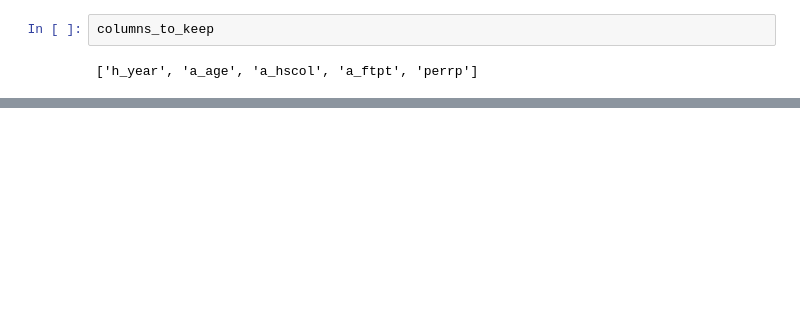
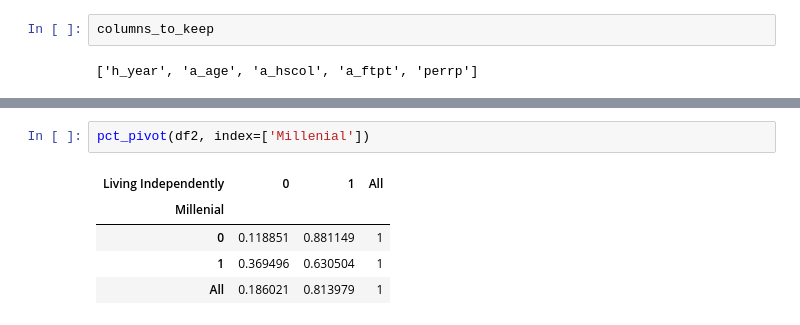
Before and after one commit to reeleis/snake_people, a Jupyter notebook: CPS_Processing_and_Results.ipynb, the cells around one changed output, grey strips where cells are left out. Cells and saved outputs as stored; diff of their text form; blank space fills up the shorter version.

```diff
--- a/CPS_Processing_and_Results.ipynb
+++ b/CPS_Processing_and_Results.ipynb
@@ -221,0 +262,8 @@ Index([u'hhid', u'intmonth', u'hurespli', u'hrhtype', u'minsamp', u'hrlonglk',
+# %%
+pct_pivot(df2, index=['Millenial'])
+# %% [output]
+| Living Independently | 0 | 1 | All |
+| Millenial |  |  |  |
+| 0 | 0.118851 | 0.881149 | 1 |
+| 1 | 0.369496 | 0.630504 | 1 |
+| All | 0.186021 | 0.813979 | 1 |
```
Also changed, not shown: parts of 16 cells of this notebook, 1 other file.
